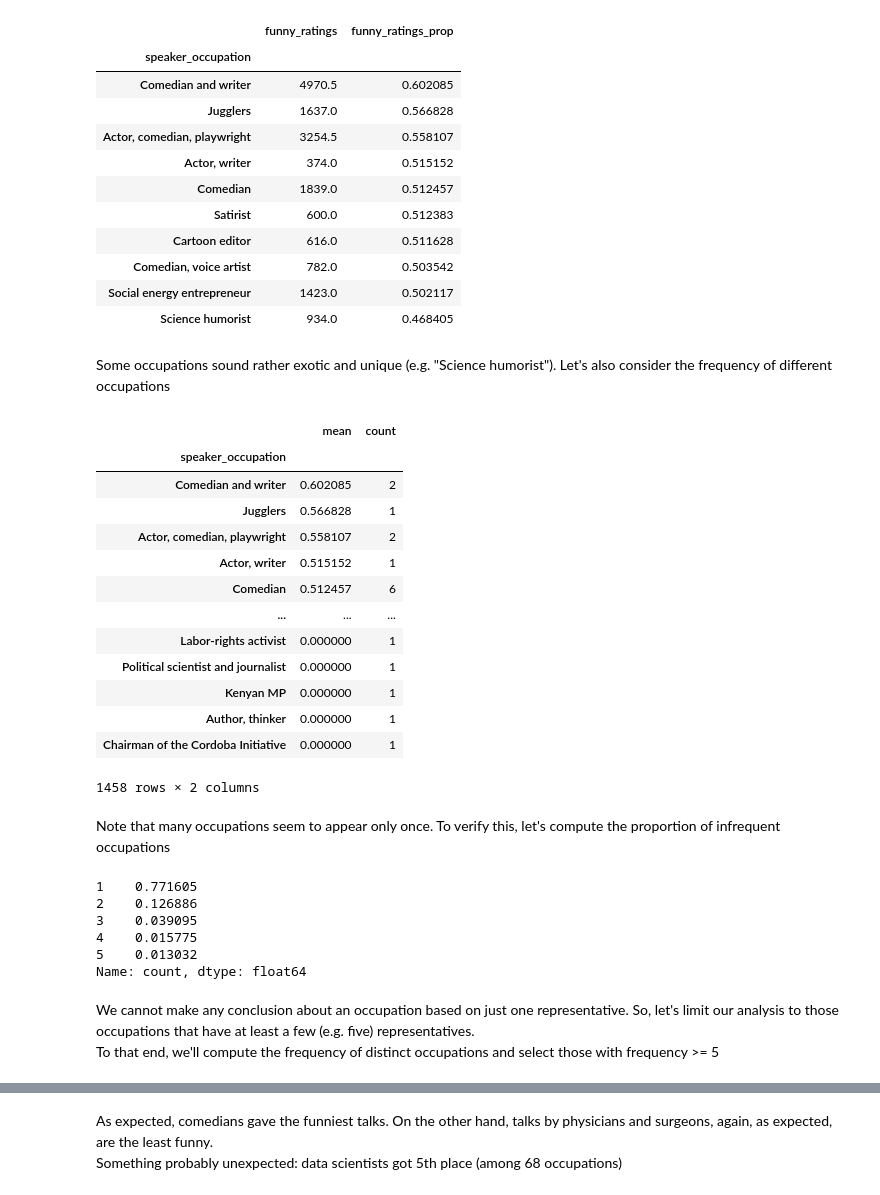
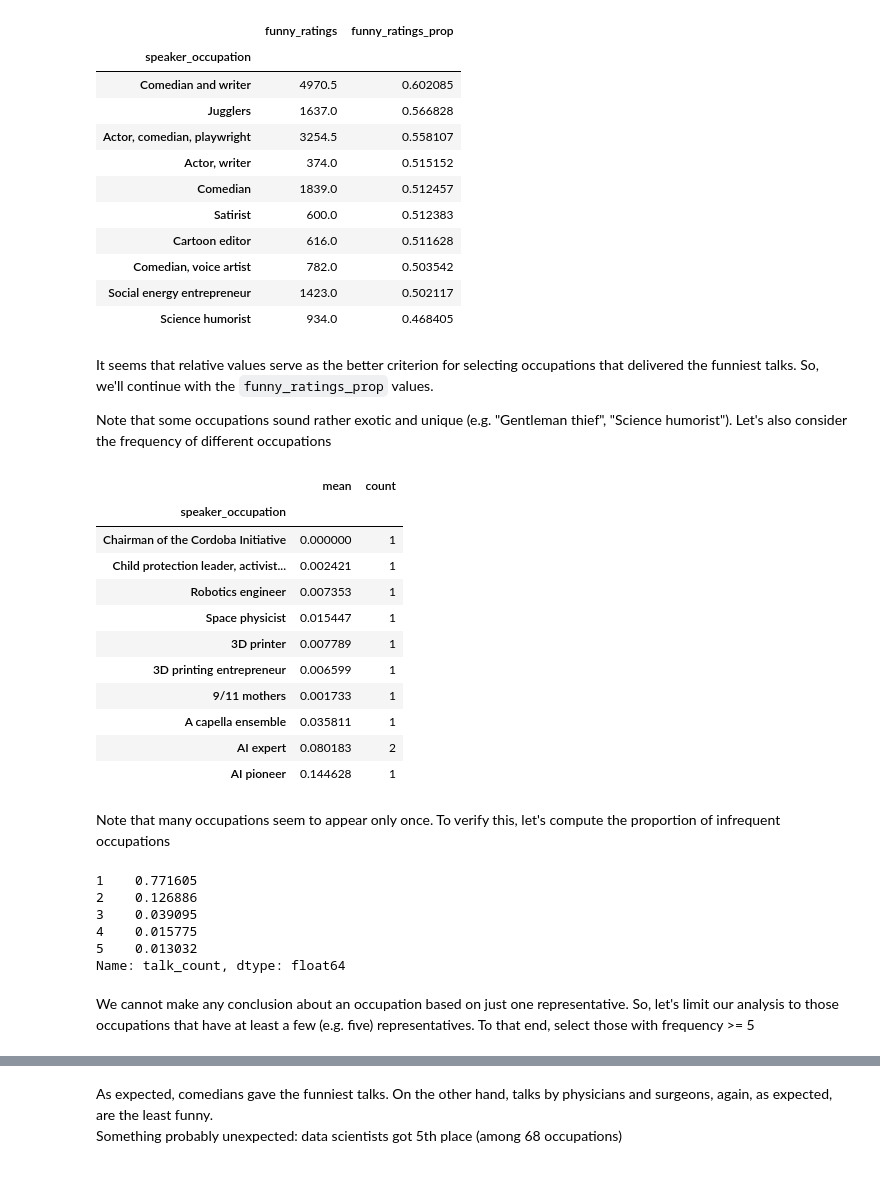
Before and after one commit to programiranje3/pandas2020, a Jupyter notebook: TED_Talks_Pandas_P3_tutorial.ipynb, the cells around one changed output, grey strips where cells are left out. Drawn from its saved outputs; the diff is of its cells as text; code cells hidden in the pictures.

```diff
--- a/TED_Talks_Pandas_P3_tutorial.ipynb
+++ b/TED_Talks_Pandas_P3_tutorial.ipynb
@@ -889,23 +924,22 @@ avg_fr_per_occupation.sort_values(by='funny_ratings_prop', ascending=False).head
 | Social energy entrepreneur | 1423.0 | 0.502117 |
 | Science humorist | 934.0 | 0.468405 |
 # %% [markdown]
-Some occupations sound rather exotic and unique (e.g. "Science humorist"). Let's also consider the frequency of different occupations
+It seems that relative values serve as the better criterion for selecting occupations that delivered the funniest talks. So, we'll continue with the `funny_ratings_prop` values.
+
+Note that some occupations sound rather exotic and unique (e.g. "Gentleman thief", "Science humorist"). Let's also consider the frequency of different occupations
 # %%
 occupation_funny_ratings = ted.groupby('speaker_occupation').agg(['mean', 'count'])['funny_ratings_prop']
+occupation_funny_ratings.head(10)
+# %% [output]
+|  | mean | count |
+| speaker_occupation |  |  |
+| Chairman of the Cordoba Initiative | 0.000000 | 1 |
+| Child protection leader, activist... | 0.002421 | 1 |
+| Robotics engineer | 0.007353 | 1 |
+| Space physicist | 0.015447 | 1 |
+| 3D printer | 0.007789 | 1 |
+| 3D printing entrepreneur | 0.006599 | 1 |
+| 9/11 mothers | 0.001733 | 1 |
+| A capella ensemble | 0.035811 | 1 |
+| AI expert | 0.080183 | 2 |
+| AI pioneer | 0.144628 | 1 |
-# %%
-occupation_funny_ratings.sort_values(by='mean', ascending=False)
-# %% [output]
-|  | mean | count |
-| speaker_occupation |  |  |
-| Comedian and writer | 0.602085 | 2 |
-| Jugglers | 0.566828 | 1 |
-| Actor, comedian, playwright | 0.558107 | 2 |
-| Actor, writer | 0.515152 | 1 |
-| Comedian | 0.512457 | 6 |
-| ... | ... | ... |
-| Labor-rights activist | 0.000000 | 1 |
-| Political scientist and journalist | 0.000000 | 1 |
-| Kenyan MP | 0.000000 | 1 |
-| Author, thinker | 0.000000 | 1 |
-| Chairman of the Cordoba Initiative | 0.000000 | 1 |
-1458 rows × 2 columns
@@ -912,14 +948,13 @@ occupation_funny_ratings.sort_values(by='mean', ascending=False)
 # %% [markdown]
 Note that many occupations seem to appear only once. To verify this, let's compute the proportion of infrequent occupations
 # %%
-occupation_funny_ratings['count'].value_counts(normalize=True).head()
+occupation_funny_ratings['talk_count'].value_counts(normalize=True).head()
 # %% [output]
 1    0.771605
 2    0.126886
 3    0.039095
 4    0.015775
 5    0.013032
-Name: count, dtype: float64
+Name: talk_count, dtype: float64
 # %% [markdown]
-We cannot make any conclusion about an occupation based on just one representative. So, let's limit our analysis to those occupations that have at least a few (e.g. five) representatives. <br>
-To that end, we'll compute the frequency of distinct occupations and select those with frequency >= 5
+We cannot make any conclusion about an occupation based on just one representative. So, let's limit our analysis to those occupations that have at least a few (e.g. five) representatives. To that end, select those with frequency >= 5
```
Also changed, not shown: parts of 39 cells of this notebook, 1 other file.
